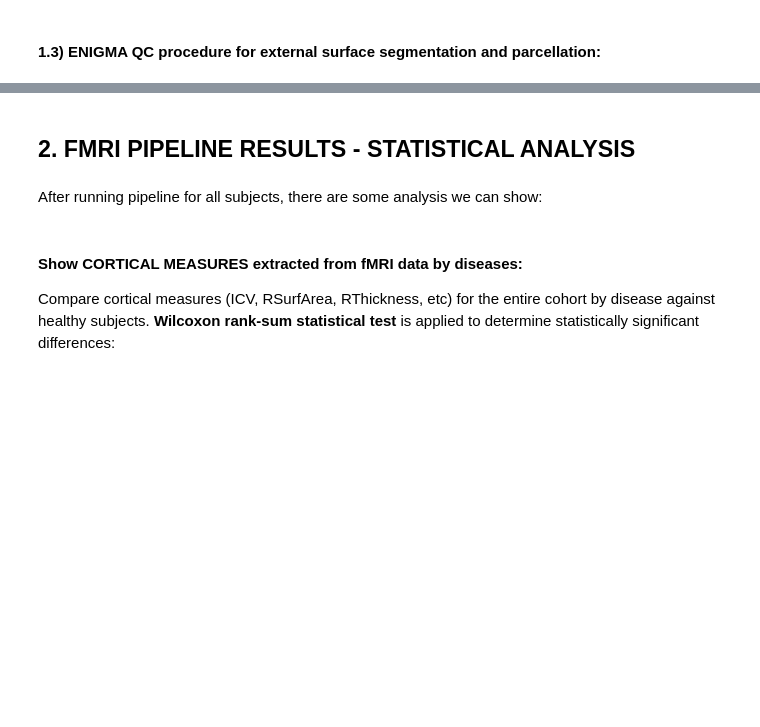
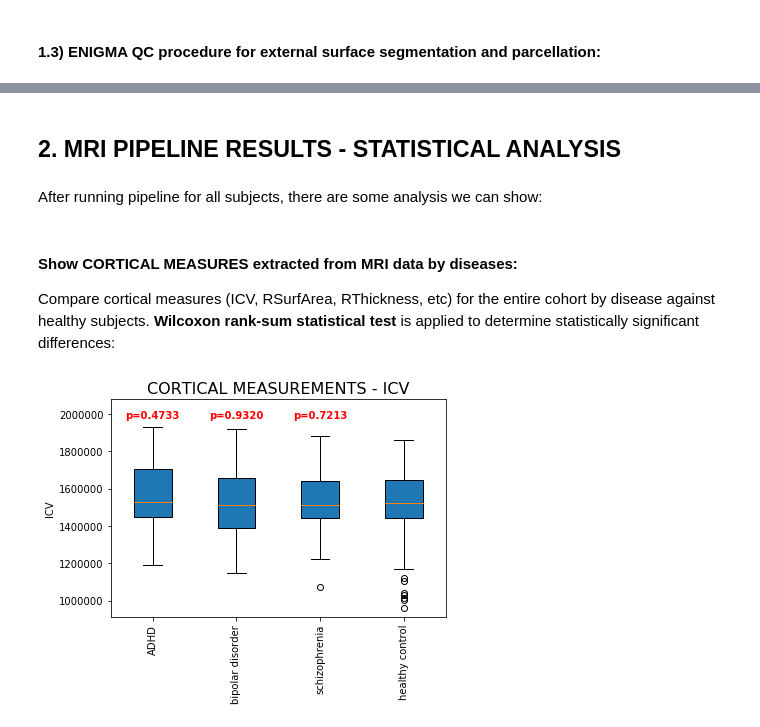
Before and after one commit to uc-cdis/bc-jupyterNotebook, a Jupyter notebook: BC_workspace_Jupyter/ENIGMA_Cortical_Thickness/ENIGMA_cortical_thickness_pipeline_demo_open_source_data_only.ipynb, the cells around one changed output, grey strips where cells are left out. Saved outputs shown, nothing was run; the diff lists cells and outputs as text; code cells hidden in the pictures; blank space fills up the shorter version.

Commit message:
Updated datacommons link and data retrieval functions, so it can runs on gen3-neuro

```diff
--- a/BC_workspace_Jupyter/ENIGMA_Cortical_Thickness/ENIGMA_cortical_thickness_pipeline_demo_open_source_data_only.ipynb
+++ b/BC_workspace_Jupyter/ENIGMA_Cortical_Thickness/ENIGMA_cortical_thickness_pipeline_demo_open_source_data_only.ipynb
@@ -13,5 +13,5 @@ This demo shows some results after running imaging fMRI data from the open-acces
 
 ** "UCLA Consortium for Neuropsychiatric Phenomics LA5c Study" **
 # %%
-project = 'bhc-cnp-open-fmri'
+project = 'OpenNeuro-ds000030'
 bhc.get_disease_cohorts(project)
@@ -46,11 +98,13 @@ bhc.run_external_segmentation(project, subject)
 # %% [markdown]
-## 2. FMRI PIPELINE RESULTS - STATISTICAL ANALYSIS
+## 2. MRI PIPELINE RESULTS - STATISTICAL ANALYSIS
 # %% [markdown]
 After running pipeline for all subjects, there are some analysis we can show:
 # %% [markdown]
-####  Show CORTICAL MEASURES extracted from fMRI data by diseases:
+####  Show CORTICAL MEASURES extracted from MRI data by diseases:
 
 Compare cortical measures (ICV, RSurfArea, RThickness, etc) for the entire cohort by disease against healthy subjects. **Wilcoxon rank-sum statistical test** is applied to determine statistically significant differences:
 # %%
-icv_results = bhc.get_cortical_measure_by_disease('bhc-cnp-open-fmri', 'ICV') # IntraCranial Volume
+icv_results = bhc.get_cortical_measure_by_disease('OpenNeuro-ds000030', 'ICV') # IntraCranial Volume
+# %% [output]
+[figure, added]
 # %%
```
Also changed, not shown: parts of 13 cells of this notebook.
